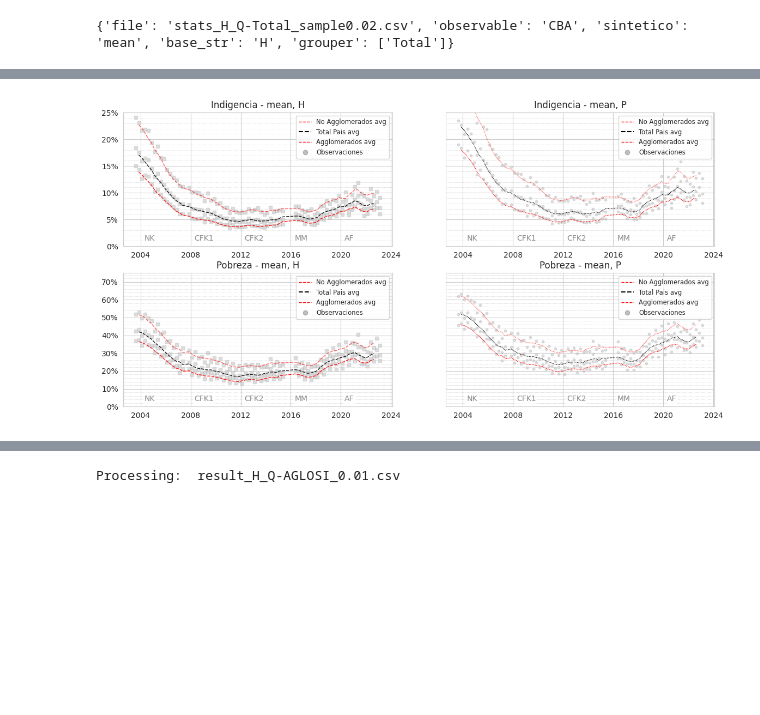
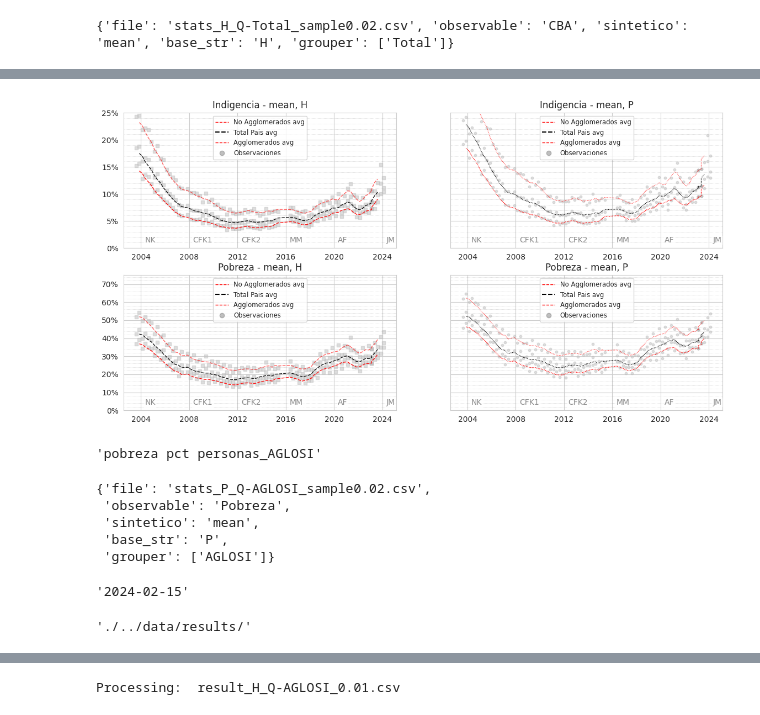
Before and after one commit to matuteiglesias/indice-pobreza-UBA, a Jupyter notebook: notebooks/8. Plots.ipynb, the cells around one changed output, grey strips where cells are left out. Cells and saved outputs as stored; diff of their text form; code cells hidden in the pictures; blank space fills up the shorter version.

```diff
--- a/notebooks/8. Plots.ipynb
+++ b/notebooks/8. Plots.ipynb
@@ -31,7 +33,8 @@ presidents = {
     'CFK1': '2008-01-01',
     'CFK2': '2012-01-01',
     'MM': '2016-01-01',
-    'AF': '2020-01-01'
+    'AF': '2020-01-01',
+    'JM': '2024-01-01'
 }
 # %% [markdown]
 ## Cross Section
@@ -355,133 +393,133 @@ results_dir = './../data/results/'  # Replace with the actual path
 
 graph_info = {
     "CBA mean of hogares": {
-        "file": "stats_H_Q-Total_sample0.02.csv",
+        "file": f"stats_H_Q-Total_sample{strfrac}.csv",
         "observable": "CBA",
         "sintetico": "mean",
         "base_str": "H",
         "grouper": ["Total"]
     },
     "pobreza pct hogares_AGLOSI": {
-        "file": "stats_H_Q-AGLOSI_sample0.02.csv",
+        "file": f"stats_H_Q-AGLOSI_sample{strfrac}.csv",
         "observable": "Pobreza",
         "sintetico": "mean",
         "base_str": "H",
         "grouper": ["AGLOSI"]
     },
     "pobreza pct personas_AGLOSI": {
-        "file": "stats_P_Q-AGLOSI_sample0.02.csv",
+        "file": f"stats_P_Q-AGLOSI_sample{strfrac}.csv",
         "observable": "Pobreza",
         "sintetico": "mean",
         "base_str": "P",
         "grouper": ["AGLOSI"]
     },
     "indigencia pct hogares_AGLOSI": {
-        "file": "stats_H_Q-AGLOSI_sample0.02.csv",
+        "file": f"stats_H_Q-AGLOSI_sample{strfrac}.csv",
         "observable": "Indigencia",
         "sintetico": "mean",
         "base_str": "H",
         "grouper": ["AGLOSI"]
     },
     "indigencia pct personas_AGLOSI": {
-        "file": "stats_P_Q-AGLOSI_sample0.02.csv",
+        "file": f"stats_P_Q-AGLOSI_sample{strfrac}.csv",
         "observable": "Indigencia",
         "sintetico": "mean",
         "base_str": "P",
         "grouper": ["AGLOSI"]
     },
     "pobreza pct hogares_Total": {
-        "file": "stats_H_Q-Total_sample0.02.csv",
+        "file": f"stats_H_Q-Total_sample{strfrac}.csv",
         "observable": "Pobreza",
         "sintetico": "mean",
         "base_str": "H",
         "grouper": ["Total"]
     },
     "pobreza pct personas_Total": {
-        "file": "stats_P_Q-Total_sample0.02.csv",
+        "file": f"stats_P_Q-Total_sample{strfrac}.csv",
         "observable": "Pobreza",
         "sintetico": "mean",
         "base_str": "P",
         "grouper": ["Total"]
     },
     "indigencia pct hogares_Total": {
-        "file": "stats_H_Q-Total_sample0.02.csv",
+        "file": f"stats_H_Q-Total_sample{strfrac}.csv",
         "observable": "Indigencia",
         "sintetico": "mean",
         "base_str": "H",
         "grouper": ["Total"]
     },
     "indigencia pct personas_Total": {
-        "file": "stats_P_Q-Total_sample0.02.csv",
+        "file": f"stats_P_Q-Total_sample{strfrac}.csv",
         "observable": "Indigencia",
         "sintetico": "mean",
         "base_str": "P",
         "grouper": ["Total"]
     },
     "cant de indigentes (hogares) aglo si/no": {
-        "file": "stats_H_Q-AGLOSI_sample0.02.csv",
+        "file": f"stats_H_Q-AGLOSI_sample{strfrac}.csv",
         "observable": "Indigencia",
         "sintetico": "sum",
         "base_str": "H",
         "grouper": ["AGLOSI"]
     },
     "cant de indigentes (personas) aglo si/no": {
-        "file": "stats_P_Q-AGLOSI_sample0.02.csv",
+        "file": f"stats_P_Q-AGLOSI_sample{strfrac}.csv",
         "observable": "Indigencia",
         "sintetico": "sum",
         "base_str": "P",
         "grouper": ["AGLOSI"]
     },
     "cant de pobres (hogares) aglo si/no" : {
-        "file": "stats_H_Q-AGLOSI_sample0.02.csv",
+        "file": f"stats_H_Q-AGLOSI_sample{strfrac}.csv",
         "observable": "Pobreza",
         "sintetico": "sum",
         "base_str": "H",
         "grouper": ["AGLOSI"]
     },
     "cant de pobres (personas) aglo si/no" : {
-        "file": "stats_P_Q-AGLOSI_sample0.02.csv",
+        "file": f"stats_P_Q-AGLOSI_sample{strfrac}.csv",
         "observable": "Pobreza",
         "sintetico": "sum",
         "base_str": "P",
         "grouper": ["AGLOSI"]
     },
     "ingreso mediano hogar": {
-        "file": "stats_H_Q-Total_sample0.02.csv",
+        "file": f"stats_H_Q-Total_sample{strfrac}.csv",
         "observable": "P47T_hogar",
         "sintetico": "median",
         "base_str": "H",
         "grouper": ["Total"]
     },
     "ingreso mediano persona": {
-        "file": "stats_M24_Q-Total_sample0.02.csv",
+        "file": f"stats_M24_Q-Total_sample{strfrac}.csv",
         "observable": "P47T_persona",
         "sintetico": "median",
         "base_str": "M24",
         "grouper": ["Total"]
     },
     "gap indigencia Hogares": {
-        "file": "stats_H_Q-Total_sample0.02.csv",
+        "file": f"stats_H_Q-Total_sample{strfrac}.csv",
         "observable": "gap_indigencia",
         "sintetico": "median",
         "base_str": "H",
         "grouper": ["Total"]
     },
     "gap indigencia hogares indigentes": {
-        "file": "stats_Hi_Q-Total_sample0.02.csv",
+        "file": f"stats_Hi_Q-Total_sample{strfrac}.csv",
         "observable": "gap_indigencia",
         "sintetico": "median",
         "base_str": "Hi",
         "grouper": ["Total"]
     },
     "indigencia hogares pobres": {
-        "file": "stats_Hp_Q-Total_sample0.02.csv",
+        "file": f"stats_Hp_Q-Total_sample{strfrac}.csv",
         "observable": "Indigencia",
         "sintetico": "mean",
         "base_str": "Hp",
         "grouper": ["Total"]
     },
     "CBEQUIV mean  hogares": {
-        "file": "stats_H_Q-AGLOSI_sample0.02.csv",
+        "file": f"stats_H_Q-AGLOSI_sample{strfrac}.csv",
         "observable": "CBEQUIV",
         "sintetico": "mean",
         "base_str": "H",
@@ -768,32 +801,52 @@ def plot_data(ax, graph_name, style_dict, results_dir, graph_info, presidents, y
 
 # Create a 2x2 subplot structure
 fig, axes = plt.subplots(nrows=2, ncols=2, figsize=(14, 7), sharey='row')
 axes = axes.flatten()  # Flatten the 2D array of axes
 
 # Define y-limits for each row
 ylims = [(0, 0.25), (0, .75)]
 
 # Loop over each graph type and corresponding axis
 for graph_type, names in graph_names.items():
     for ax, graph_name in zip(axes, names):
         plot_data(ax, graph_name, style_dict, results_dir, graph_info, presidents, ylims)
         ax.get_legend().get_texts()
         # Set minor locator based on the range of the y-axis
 
         # Create custom legend handles
         avg_line_no_agglom = mlines.Line2D([], [], color='red', linestyle='--', lw = 1, label='No Agglomerados avg')
         avg_line = mlines.Line2D([], [], color='black', linestyle='--', label='Total Pais avg')
         avg_line_agglom = mlines.Line2D([], [], color='red', linestyle='--', lw = 1, label='Agglomerados avg')
         raw_marker = mlines.Line2D([], [], color='gray', marker='o', linestyle='None', alpha=0.5, label='Observaciones')
 
         # Define which handles to show in the legend
         handles = [avg_line_no_agglom, avg_line, avg_line_agglom, raw_marker]
 
         # Add the custom legend to the desired axis (for example, the first axis of the last row)
-        ax.legend(handles=handles, fontsize='small', loc='upper right')
+        ax.legend(handles=handles, fontsize='small', loc='upper center')
 
 
 # Show the plot
 plt.show()
 # %% [output]
-[figure, old version]
+[figure, new version]
+# %%
+graph_name
+# %% [output]
+'pobreza pct personas_AGLOSI'
+# %%
+graph_info['pobreza pct personas_AGLOSI']
+# %% [output]
+{'file': 'stats_P_Q-AGLOSI_sample0.02.csv',
+ 'observable': 'Pobreza',
+ 'sintetico': 'mean',
+ 'base_str': 'P',
+ 'grouper': ['AGLOSI']}
+# %%
+pd.read_csv('./../data/results/stats_P_Q-AGLOSI_sample0.02.csv')['Q'].max()
+# %% [output]
+'2024-02-15'
+# %%
+results_dir
+# %% [output]
+'./../data/results/'
```
Also changed, not shown: parts of 24 cells of this notebook, 10 other files.
